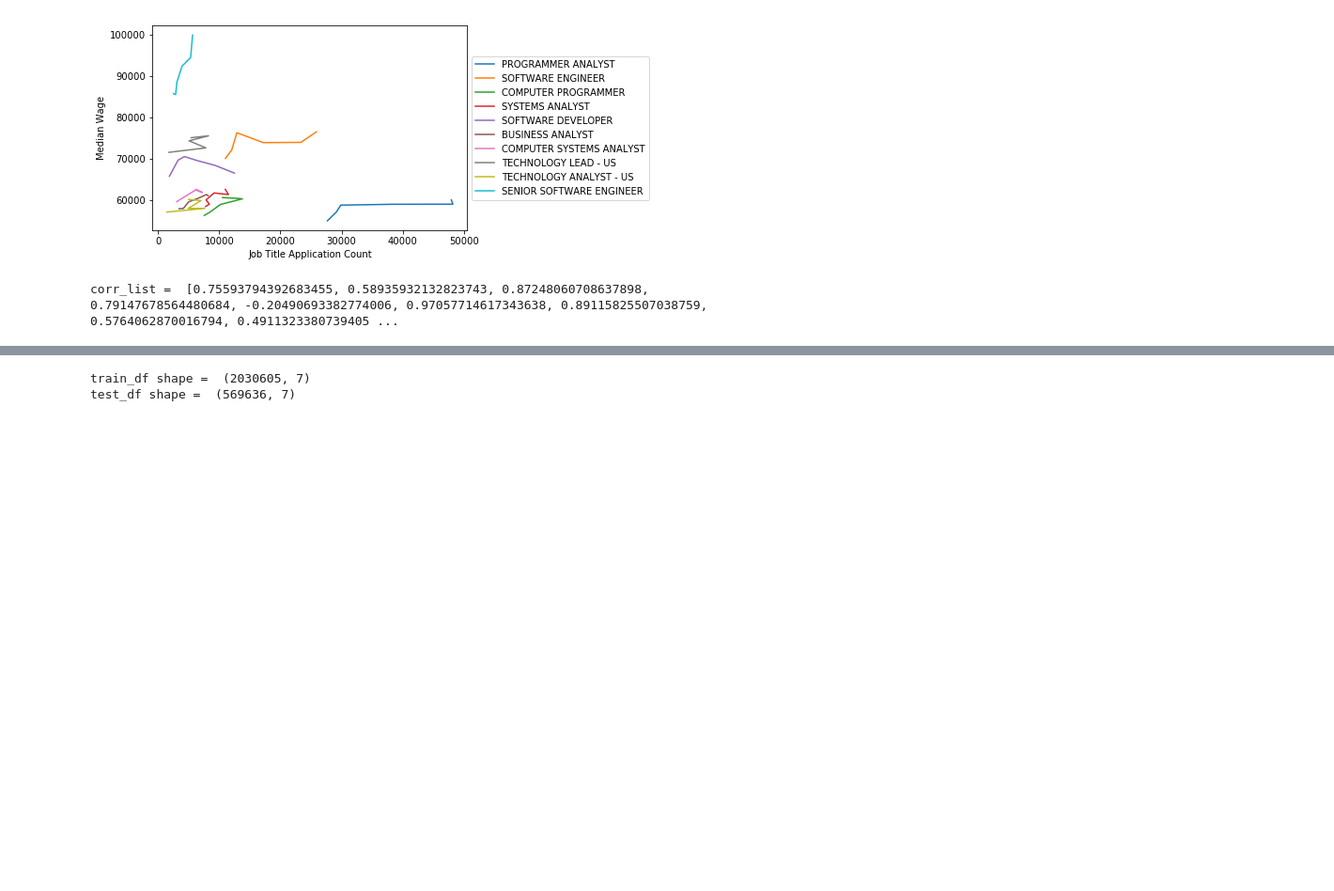
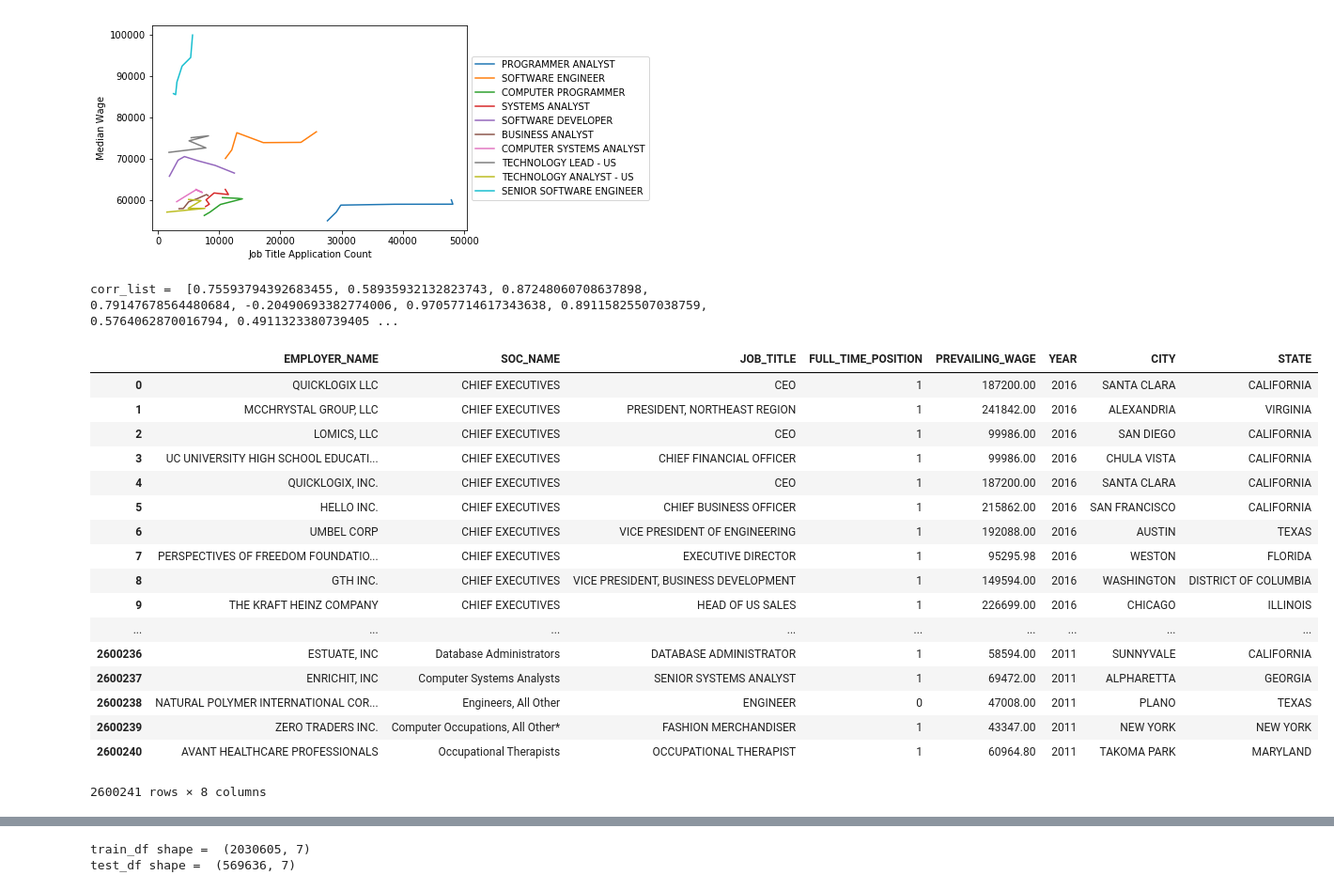
Before and after one commit to tronak19/H1B-Visa-Petition-Analysis, a Jupyter notebook: H1B.ipynb, the cells around one changed output, grey strips where cells are left out. Shown at 94% size. Cells and saved outputs as stored; diff of their text form; code cells hidden in the pictures; blank space fills up the shorter version.

```diff
--- a/H1B.ipynb
+++ b/H1B.ipynb
@@ -381,3 +371,27 @@ print("corr_list = ", corr_list)
 # %% [output]
 [figure]
 corr_list =  [0.75593794392683455, 0.58935932132823743, 0.87248060708637898, 0.79147678564480684, -0.20490693382774006, 0.97057714617343638, 0.89115825507038759, 0.5764062870016794, 0.4911323380739405 ...
+# %%
+loc_df = pd.DataFrame(df['WORKSITE'].str.split(',',1).tolist(),columns = ['CITY', 'STATE'])
+df = df.drop(['WORKSITE'], axis=1)
+result = pd.concat([df, loc_df], axis=1)
+result
+# %% [output]
+|  | EMPLOYER_NAME | SOC_NAME | JOB_TITLE | FULL_TIME_POSITION | PREVAILING_WAGE | YEAR | CITY | STATE |
+| 0 | QUICKLOGIX LLC | CHIEF EXECUTIVES | CEO | 1 | 187200.00 | 2016 | SANTA CLARA | CALIFORNIA |
+| 1 | MCCHRYSTAL GROUP, LLC | CHIEF EXECUTIVES | PRESIDENT, NORTHEAST REGION | 1 | 241842.00 | 2016 | ALEXANDRIA | VIRGINIA |
+| 2 | LOMICS, LLC | CHIEF EXECUTIVES | CEO | 1 | 99986.00 | 2016 | SAN DIEGO | CALIFORNIA |
+| 3 | UC UNIVERSITY HIGH SCHOOL EDUCATI... | CHIEF EXECUTIVES | CHIEF FINANCIAL OFFICER | 1 | 99986.00 | 2016 | CHULA VISTA | CALIFORNIA |
+| 4 | QUICKLOGIX, INC. | CHIEF EXECUTIVES | CEO | 1 | 187200.00 | 2016 | SANTA CLARA | CALIFORNIA |
+| 5 | HELLO INC. | CHIEF EXECUTIVES | CHIEF BUSINESS OFFICER | 1 | 215862.00 | 2016 | SAN FRANCISCO | CALIFORNIA |
+| 6 | UMBEL CORP | CHIEF EXECUTIVES | VICE PRESIDENT OF ENGINEERING | 1 | 192088.00 | 2016 | AUSTIN | TEXAS |
+| 7 | PERSPECTIVES OF FREEDOM FOUNDATIO... | CHIEF EXECUTIVES | EXECUTIVE DIRECTOR | 1 | 95295.98 | 2016 | WESTON | FLORIDA |
+| 8 | GTH INC. | CHIEF EXECUTIVES | VICE PRESIDENT, BUSINESS DEVELOPMENT | 1 | 149594.00 | 2016 | WASHINGTON | DISTRICT OF COLUMBIA |
+| 9 | THE KRAFT HEINZ COMPANY | CHIEF EXECUTIVES | HEAD OF US SALES | 1 | 226699.00 | 2016 | CHICAGO | ILLINOIS |
+| ... | ... | ... | ... | ... | ... | ... | ... | ... |
+| 2600236 | ESTUATE, INC | Database Administrators | DATABASE ADMINISTRATOR | 1 | 58594.00 | 2011 | SUNNYVALE | CALIFORNIA |
+| 2600237 | ENRICHIT, INC | Computer Systems Analysts | SENIOR SYSTEMS ANALYST | 1 | 69472.00 | 2011 | ALPHARETTA | GEORGIA |
+| 2600238 | NATURAL POLYMER INTERNATIONAL COR... | Engineers, All Other | ENGINEER | 0 | 47008.00 | 2011 | PLANO | TEXAS |
+| 2600239 | ZERO TRADERS INC. | Computer Occupations, All Other* | FASHION MERCHANDISER | 1 | 43347.00 | 2011 | NEW YORK | NEW YORK |
+| 2600240 | AVANT HEALTHCARE PROFESSIONALS | Occupational Therapists | OCCUPATIONAL THERAPIST | 1 | 60964.80 | 2011 | TAKOMA PARK | MARYLAND |
+2600241 rows × 8 columns
```
Also changed, not shown: parts of 5 cells of this notebook, 3 other files.
